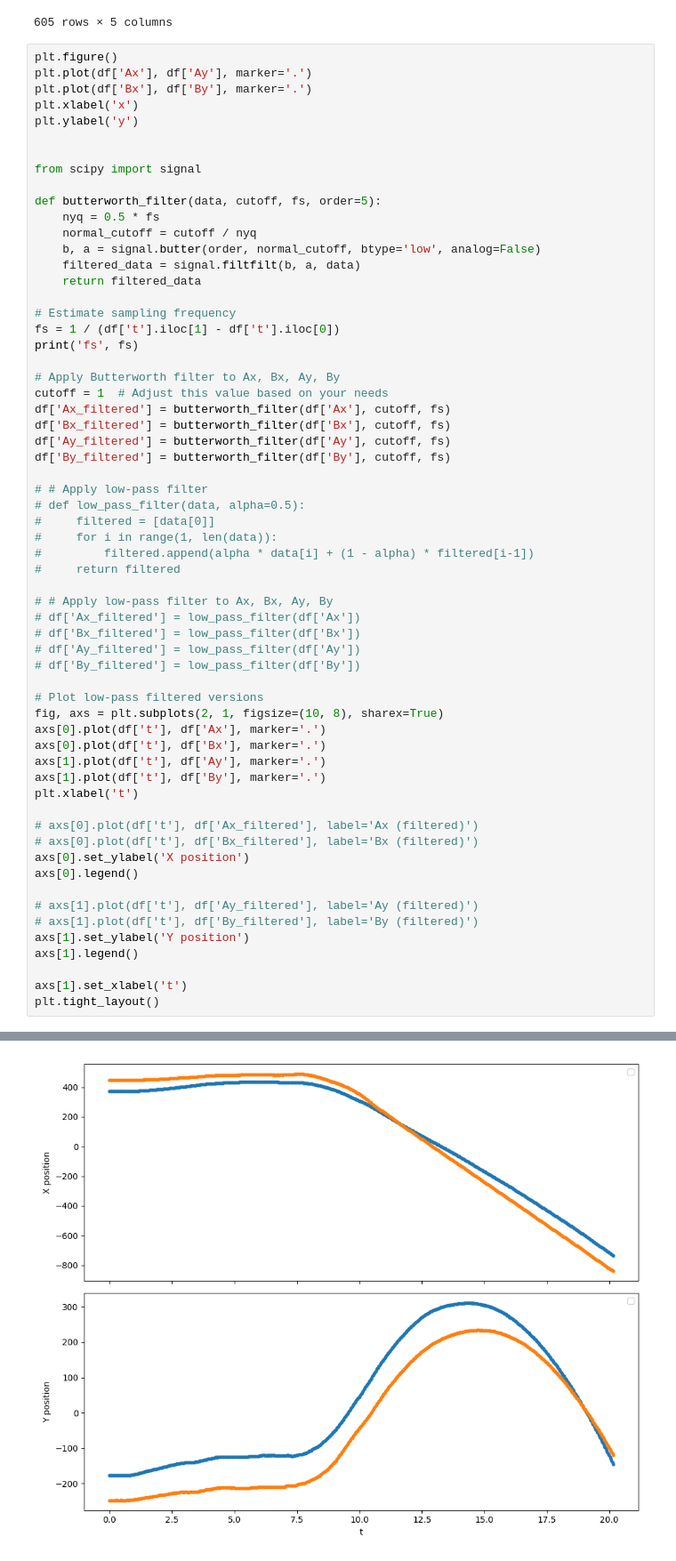
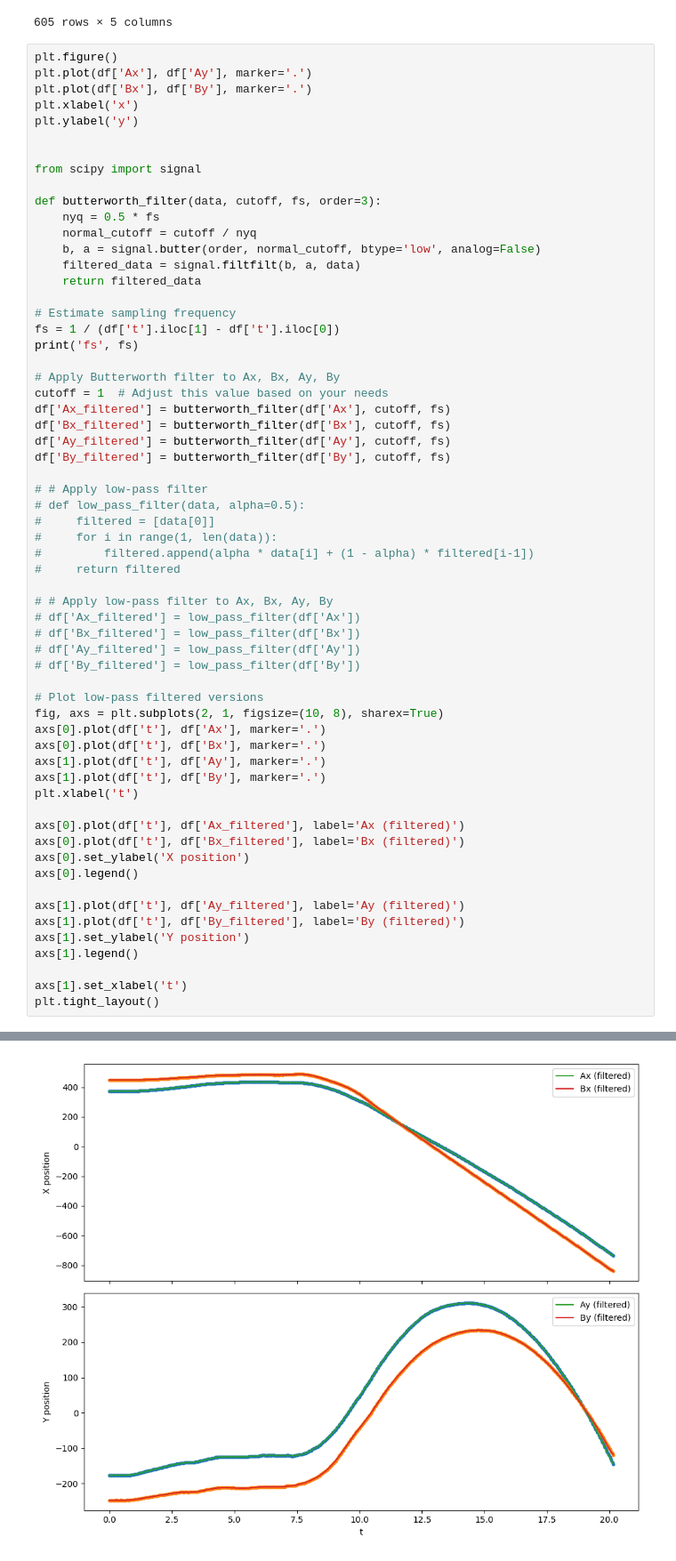
Before and after one commit to NovelMobileRobotsLab/pinto-squirrel, a Jupyter notebook: ICRA25/tracker_data/trackertest.ipynb, the cells around one changed output, grey strips where cells are left out. Shown at 89% size. Saved outputs shown, nothing was run; the diff lists cells and outputs as text.

```diff
--- a/ICRA25/tracker_data/trackertest.ipynb
+++ b/ICRA25/tracker_data/trackertest.ipynb
@@ -30,7 +30,7 @@ plt.ylabel('y')
 
 from scipy import signal
 
-def butterworth_filter(data, cutoff, fs, order=5):
+def butterworth_filter(data, cutoff, fs, order=3):
     nyq = 0.5 * fs
     normal_cutoff = cutoff / nyq
     b, a = signal.butter(order, normal_cutoff, btype='low', analog=False)
@@ -69,13 +69,13 @@ axs[1].plot(df['t'], df['Ay'], marker='.')
 axs[1].plot(df['t'], df['By'], marker='.')
 plt.xlabel('t')
 
-# axs[0].plot(df['t'], df['Ax_filtered'], label='Ax (filtered)')
-# axs[0].plot(df['t'], df['Bx_filtered'], label='Bx (filtered)')
+axs[0].plot(df['t'], df['Ax_filtered'], label='Ax (filtered)')
+axs[0].plot(df['t'], df['Bx_filtered'], label='Bx (filtered)')
 axs[0].set_ylabel('X position')
 axs[0].legend()
 
-# axs[1].plot(df['t'], df['Ay_filtered'], label='Ay (filtered)')
-# axs[1].plot(df['t'], df['By_filtered'], label='By (filtered)')
+axs[1].plot(df['t'], df['Ay_filtered'], label='Ay (filtered)')
+axs[1].plot(df['t'], df['By_filtered'], label='By (filtered)')
 axs[1].set_ylabel('Y position')
 axs[1].legend()
 
@@ -88,5 +86,5 @@ fs 29.97002697602128
 [figure]
-[figure, old version]
+[figure, new version]
 # %%
 # Calculate velocity magnitude of A using x position Ax and y position Ay
 df['Ax_velocity'] = df['Ax'].diff() / df['t'].diff()
```
Also changed, not shown: parts of 5 cells of this notebook, 7 other files.
